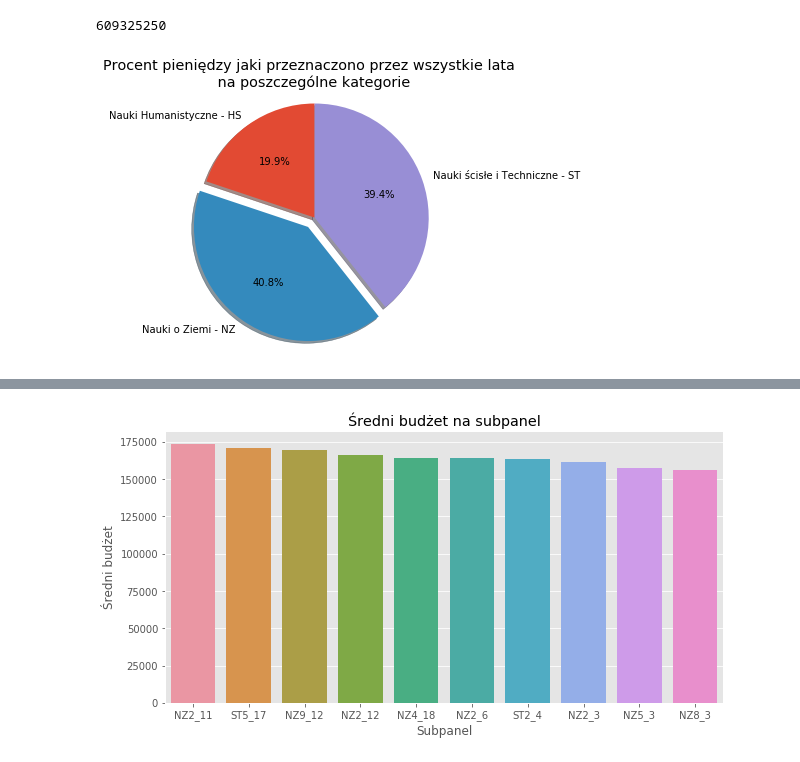
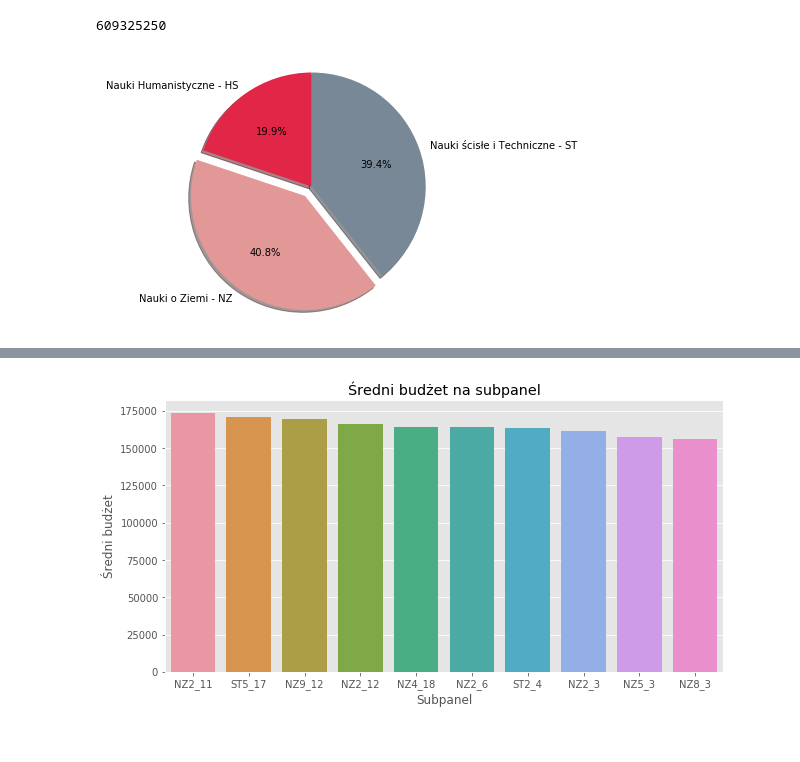
Before and after one commit to wawrzenczyka/WD1, a Jupyter notebook: subpanel/chart.ipynb, the cells around one changed output, grey strips where cells are left out. Saved outputs shown, nothing was run; the diff lists cells and outputs as text; code cells hidden in the pictures.

Commit message:
styling panel charts

```diff
--- a/subpanel/chart.ipynb
+++ b/subpanel/chart.ipynb
@@ -4,7 +4,6 @@ import pandas as pd
 import matplotlib.pyplot as plt
 import seaborn as sns
 # %%
-plt.style.use('ggplot')
 df = pd.read_csv(r'..\data\preludium_with_additional_info.csv')
 df
 # %% [output]
@@ -83,19 +92,20 @@ hs_budget+nz_budget+st_budget
 # %%
 
 # Pie chart
 labels = ['Nauki Humanistyczne - HS', 'Nauki o Ziemi - NZ', 'Nauki ścisłe i Techniczne - ST']
 sizes = [hs_budget/sum_budget*100, nz_budget/sum_budget*100, st_budget/sum_budget*100]
 explode = (0, 0.1, 0)
 fig1, ax1 = plt.subplots()
+#plt.figure(figsize=(5.80, 4.00), dpi=100)
 ax1.pie(sizes, explode=explode, labels=labels, autopct='%1.1f%%',
-        shadow=True, startangle=90)
+        shadow=True, startangle=90,colors=['#E12647','#E29897','#798897'])
 # Equal aspect ratio ensures that pie is drawn as a circle
 ax1.axis('equal')
 plt.tight_layout()
-plt.title("Procent pieniędzy jaki przeznaczono przez wszystkie lata \n na poszczególne kategorie", fontdict=None, loc='center', pad=None)
-plt.savefig('pie_panels_budgets.svg', format='svg', bbox_inches='tight')
+#plt.title("Procent pieniędzy jaki przeznaczono przez wszystkie lata \n na poszczególne kategorie", fontdict=None, loc='center', pad=None)
+plt.savefig('pie_panels_budgets.png', format='png', bbox_inches='tight',Transparent=True)
 # %% [output]
-[figure, old version]
+[figure, new version]
 # %%
 desc = pd.read_csv(r'..\data\preludium_descriptors.csv')
 desc_df = df.merge(desc, left_on = 'id', right_on = 'Id')
```
Also changed, not shown: parts of 2 cells of this notebook, 4 other files.
